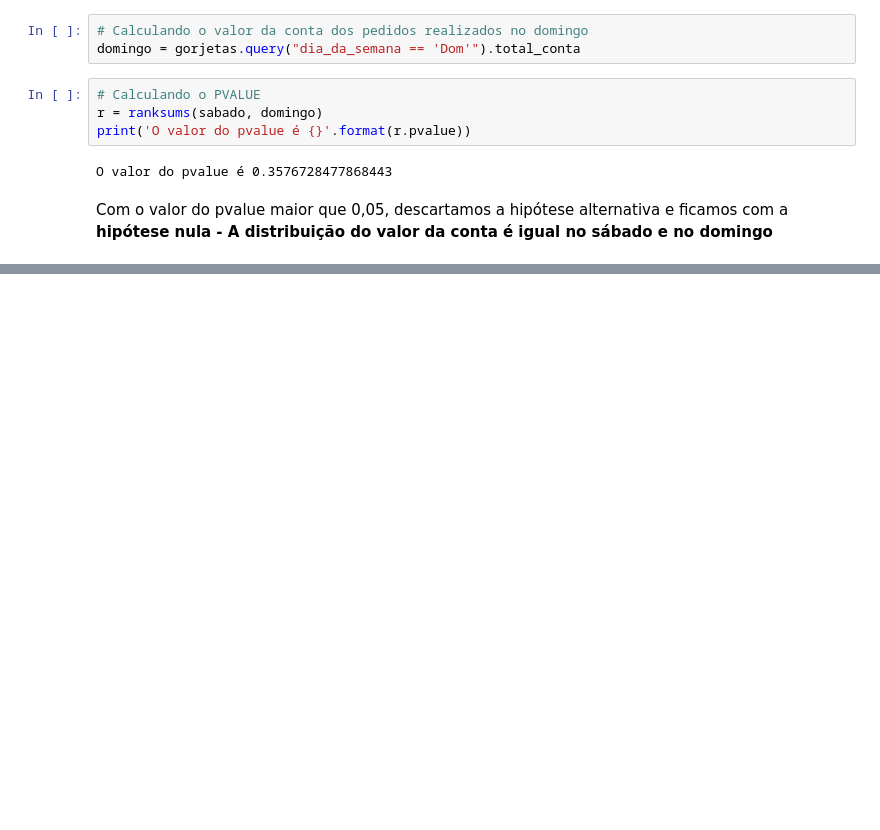
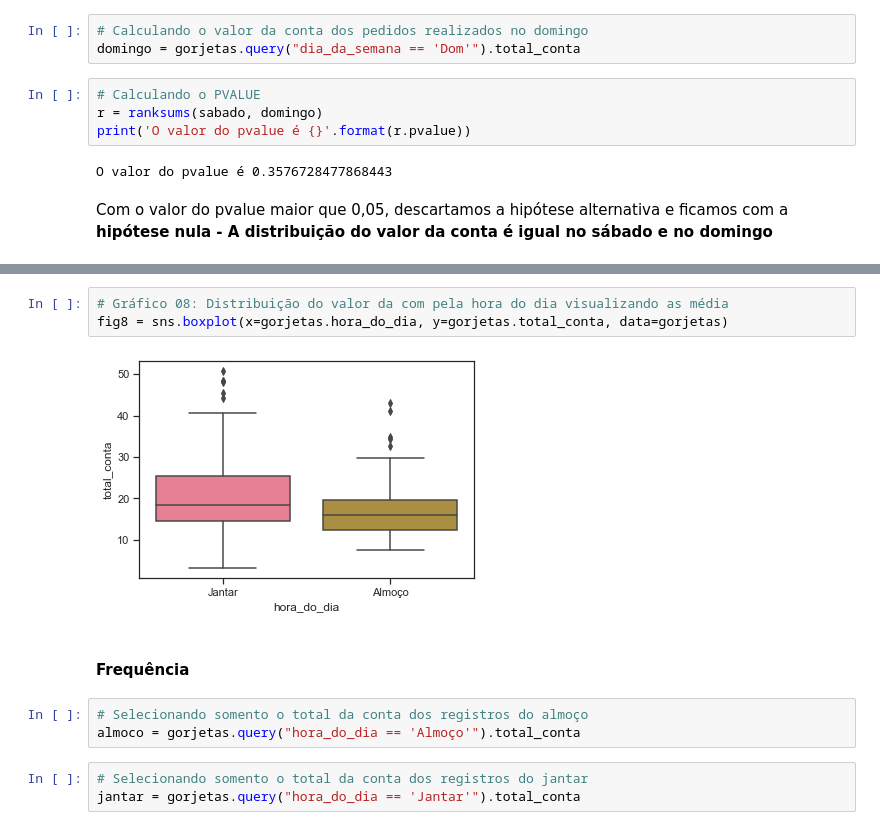
Before and after one commit to nsfoliveira/Projeto02_Gorjeta_EDAcomSeaborn, a Jupyter notebook: EDA_Gorjetas.ipynb, the cells around one changed output, grey strips where cells are left out. Saved outputs shown, nothing was run; the diff lists cells and outputs as text; blank space fills up the shorter version.

```diff
--- a/EDA_Gorjetas.ipynb
+++ b/EDA_Gorjetas.ipynb
@@ -355,0 +366,13 @@ Com o valor do pvalue maior que 0,05, descartamos a hipótese alternativa e fica
+# %%
+# Gráfico 08: Distribuição do valor da com pela hora do dia visualizando as média
+fig8 = sns.boxplot(x=gorjetas.hora_do_dia, y=gorjetas.total_conta, data=gorjetas)
+# %% [output]
+[figure, added]
+# %% [markdown]
+#### Frequência
+# %%
+# Selecionando somento o total da conta dos registros do almoço
+almoco = gorjetas.query("hora_do_dia == 'Almoço'").total_conta
+# %%
+# Selecionando somento o total da conta dos registros do jantar
+jantar = gorjetas.query("hora_do_dia == 'Jantar'").total_conta
```
Also changed, not shown: parts of 21 cells of this notebook.
